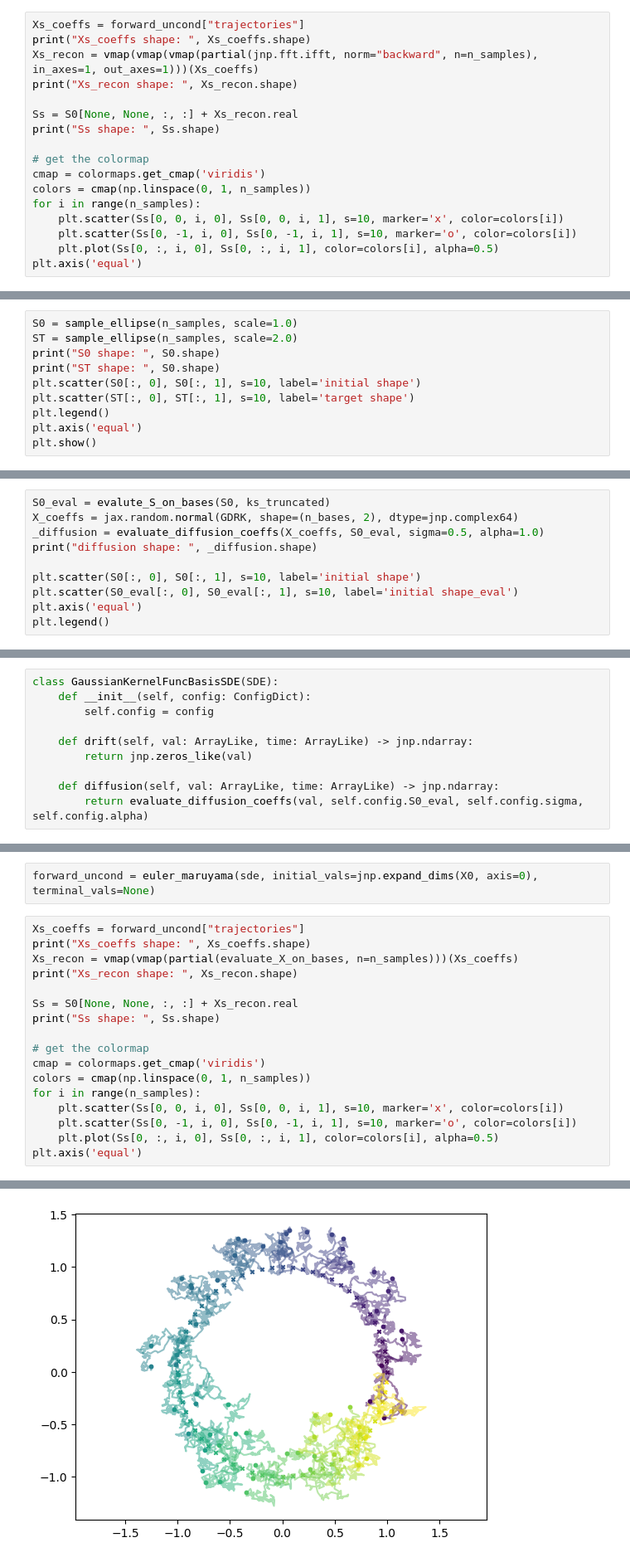
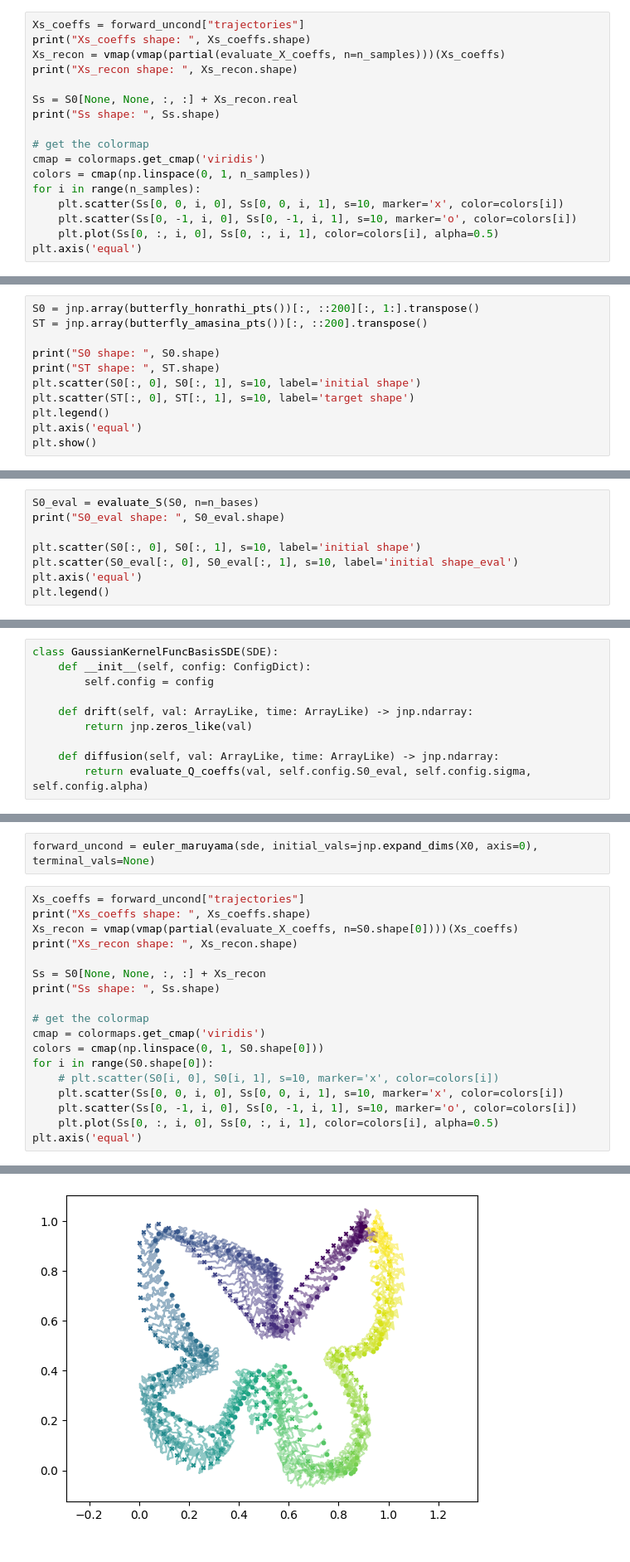
Before and after one commit to libbylbaker/infsdebridge, a Jupyter notebook: sdebridge/notebooks/gaussian_Q_bridge_fft.ipynb, the cells around one changed output, grey strips where cells are left out. Shown at 83% size. Drawn from its saved outputs; the diff is of its cells as text.

Commit message:
Integrated the function Q process into the diffusionbridge pipeline

```diff
--- a/sdebridge/notebooks/gaussian_Q_bridge_fft.ipynb
+++ b/sdebridge/notebooks/gaussian_Q_bridge_fft.ipynb
@@ -300,7 +137,7 @@ forward_uncond = euler_maruyama(sde, initial_vals=jnp.expand_dims(X0, axis=0), t
 # %%
 Xs_coeffs = forward_uncond["trajectories"]
 print("Xs_coeffs shape: ", Xs_coeffs.shape)
-Xs_recon = vmap(vmap(vmap(partial(jnp.fft.ifft, norm="backward", n=n_samples), in_axes=1, out_axes=1)))(Xs_coeffs)
+Xs_recon = vmap(vmap(partial(evaluate_X_coeffs, n=n_samples)))(Xs_coeffs)
 print("Xs_recon shape: ", Xs_recon.shape)
 
 Ss = S0[None, None, :, :] + Xs_recon.real
@@ -374,8 +169,9 @@ def evaluate_diffusion_coeffs(X_coeffs: jnp.ndarray, S0_eval: jnp.ndarray, sigma
 # %%
-S0 = sample_ellipse(n_samples, scale=1.0)
-ST = sample_ellipse(n_samples, scale=2.0)
+S0 = jnp.array(butterfly_honrathi_pts())[:, ::200][:, 1:].transpose()
+ST = jnp.array(butterfly_amasina_pts())[:, ::200].transpose()
+
 print("S0 shape: ", S0.shape)
-print("ST shape: ", S0.shape)
+print("ST shape: ", ST.shape)
 plt.scatter(S0[:, 0], S0[:, 1], s=10, label='initial shape')
 plt.scatter(ST[:, 0], ST[:, 1], s=10, label='target shape')
 plt.legend()
@@ -388,8 +184,6 @@ ST shape:  (64, 2)
 # %%
-S0_eval = evalute_S_on_bases(S0, ks_truncated)
-X_coeffs = jax.random.normal(GDRK, shape=(n_bases, 2), dtype=jnp.complex64)
-_diffusion = evaluate_diffusion_coeffs(X_coeffs, S0_eval, sigma=0.5, alpha=1.0)
-print("diffusion shape: ", _diffusion.shape)
+S0_eval = evaluate_S(S0, n=n_bases)
+print("S0_eval shape: ", S0_eval.shape)
 
 plt.scatter(S0[:, 0], S0[:, 1], s=10, label='initial shape')
 plt.scatter(S0_eval[:, 0], S0_eval[:, 1], s=10, label='initial shape_eval')
@@ -408,4 +202,4 @@ class GaussianKernelFuncBasisSDE(SDE):
         return jnp.zeros_like(val)
 
     def diffusion(self, val: ArrayLike, time: ArrayLike) -> jnp.ndarray:
-        return evaluate_diffusion_coeffs(val, self.config.S0_eval, self.config.sigma, self.config.alpha)
+        return evaluate_Q_coeffs(val, self.config.S0_eval, self.config.sigma, self.config.alpha)
@@ -448,16 +243,17 @@ forward_uncond = euler_maruyama(sde, initial_vals=jnp.expand_dims(X0, axis=0), t
 # %%
 Xs_coeffs = forward_uncond["trajectories"]
 print("Xs_coeffs shape: ", Xs_coeffs.shape)
-Xs_recon = vmap(vmap(partial(evaluate_X_on_bases, n=n_samples)))(Xs_coeffs)
+Xs_recon = vmap(vmap(partial(evaluate_X_coeffs, n=S0.shape[0])))(Xs_coeffs)
 print("Xs_recon shape: ", Xs_recon.shape)
 
-Ss = S0[None, None, :, :] + Xs_recon.real
+Ss = S0[None, None, :, :] + Xs_recon
 print("Ss shape: ", Ss.shape)
 
 # get the colormap
 cmap = colormaps.get_cmap('viridis')
-colors = cmap(np.linspace(0, 1, n_samples))
-for i in range(n_samples):
+colors = cmap(np.linspace(0, 1, S0.shape[0]))
+for i in range(S0.shape[0]):
+    # plt.scatter(S0[i, 0], S0[i, 1], s=10, marker='x', color=colors[i])
     plt.scatter(Ss[0, 0, i, 0], Ss[0, 0, i, 1], s=10, marker='x', color=colors[i])
     plt.scatter(Ss[0, -1, i, 0], Ss[0, -1, i, 1], s=10, marker='o', color=colors[i])
     plt.plot(Ss[0, :, i, 0], Ss[0, :, i, 1], color=colors[i], alpha=0.5)
@@ -473 +269 @@ Ss shape:  (1, 100, 64, 2)
-[figure, old version]
+[figure, new version]
```
Also changed, not shown: parts of 38 cells of this notebook, 5 other files.
